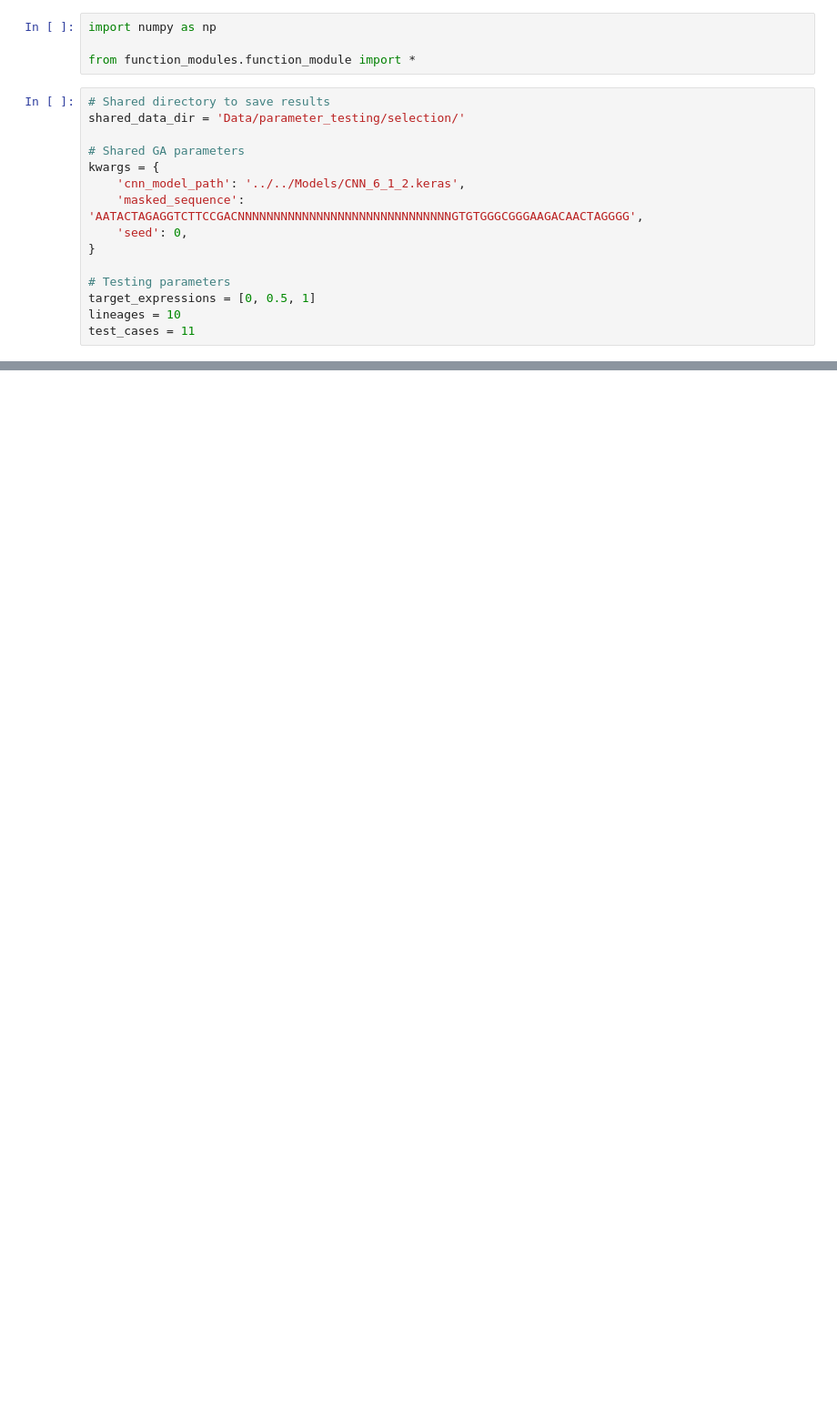
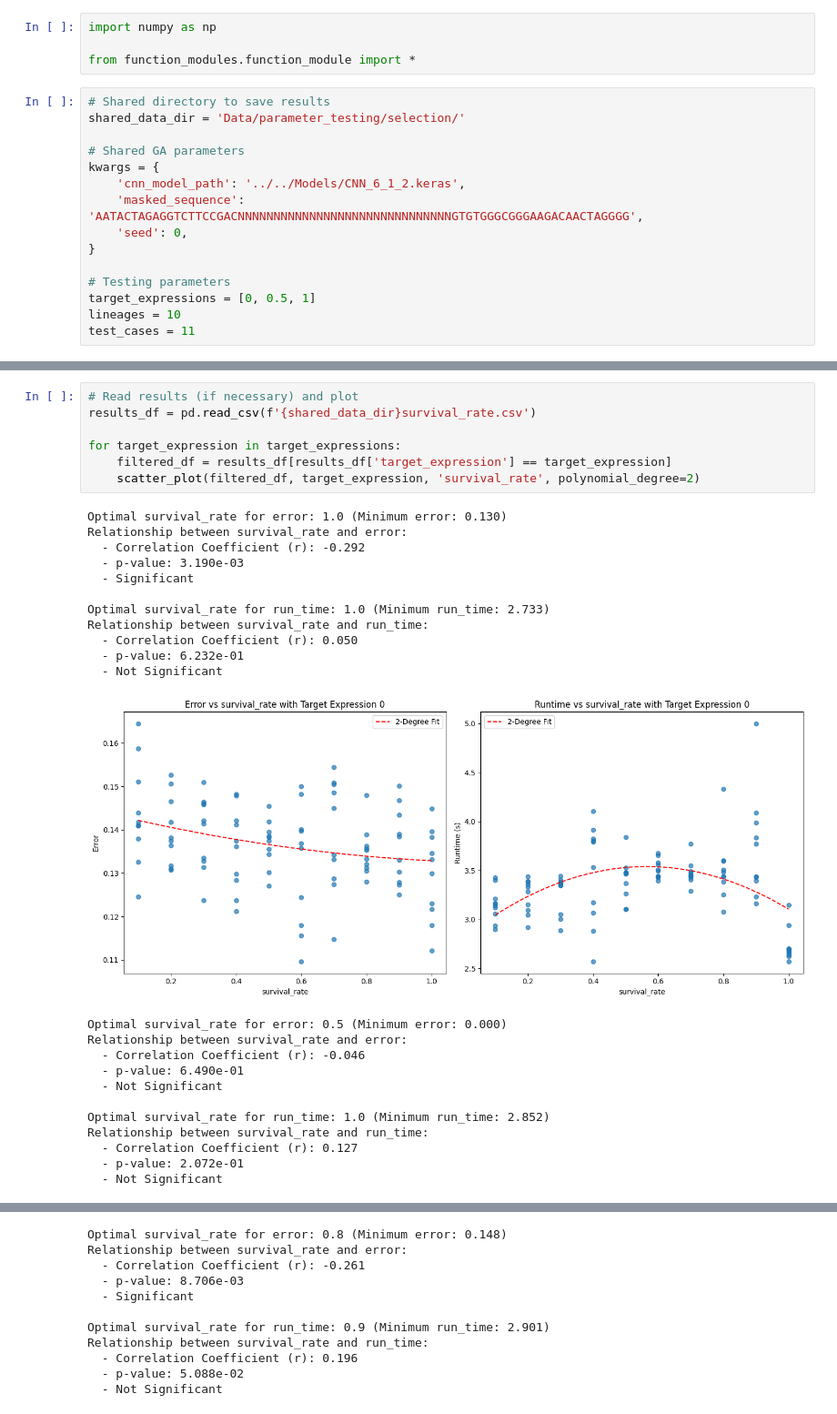
Before and after one commit to Rhys-sg/promoter-sequence-transcription-rates, a Jupyter notebook: v2/Testing GA/GA_deap/3_Selection.ipynb, the cells around one changed output, grey strips where cells are left out. Shown at 91% size. Cells and saved outputs as stored; diff of their text form; blank space fills up the shorter version.

```diff
--- a/v2/Testing GA/GA_deap/3_Selection.ipynb
+++ b/v2/Testing GA/GA_deap/3_Selection.ipynb
@@ -19,0 +94,31 @@ test_cases = 11
+# %%
+# Read results (if necessary) and plot
+results_df = pd.read_csv(f'{shared_data_dir}survival_rate.csv')
+
+for target_expression in target_expressions:
+    filtered_df = results_df[results_df['target_expression'] == target_expression]
+    scatter_plot(filtered_df, target_expression, 'survival_rate', polynomial_degree=2)
+# %% [output]
+Optimal survival_rate for error: 1.0 (Minimum error: 0.130)
+Relationship between survival_rate and error:
+  - Correlation Coefficient (r): -0.292
+  - p-value: 3.190e-03
+  - Significant
+
+Optimal survival_rate for run_time: 1.0 (Minimum run_time: 2.733)
+Relationship between survival_rate and run_time:
+  - Correlation Coefficient (r): 0.050
+  - p-value: 6.232e-01
+  - Not Significant
+[figure, added]
+Optimal survival_rate for error: 0.5 (Minimum error: 0.000)
+Relationship between survival_rate and error:
+  - Correlation Coefficient (r): -0.046
+  - p-value: 6.490e-01
+  - Not Significant
+
+Optimal survival_rate for run_time: 1.0 (Minimum run_time: 2.852)
+Relationship between survival_rate and run_time:
+  - Correlation Coefficient (r): 0.127
+  - p-value: 2.072e-01
+  - Not Significant
@@ -19,0 +126,11 @@ test_cases = 11
+Optimal survival_rate for error: 0.8 (Minimum error: 0.148)
+Relationship between survival_rate and error:
+  - Correlation Coefficient (r): -0.261
+  - p-value: 8.706e-03
+  - Significant
+
+Optimal survival_rate for run_time: 0.9 (Minimum run_time: 2.901)
+Relationship between survival_rate and run_time:
+  - Correlation Coefficient (r): 0.196
+  - p-value: 5.088e-02
+  - Not Significant
```
Also changed, not shown: parts of 12 cells of this notebook, 10 other files.
